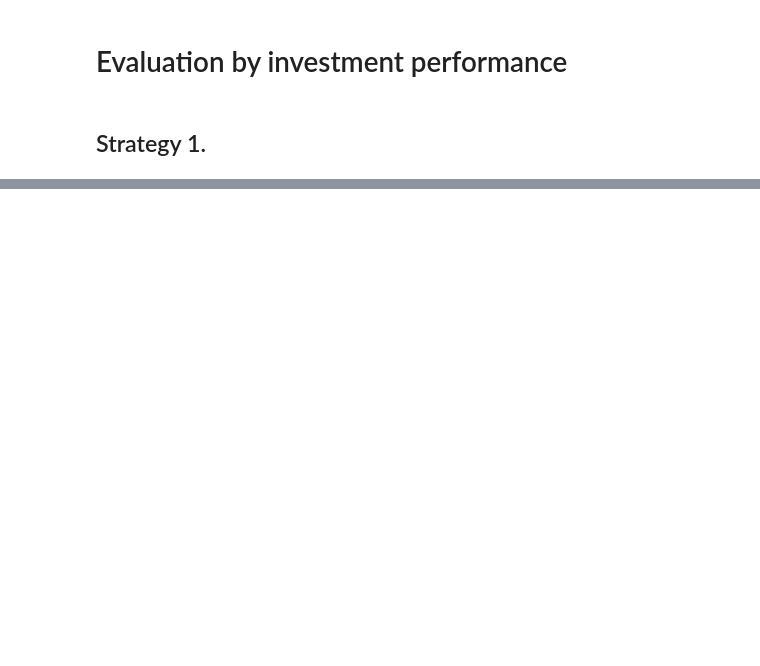
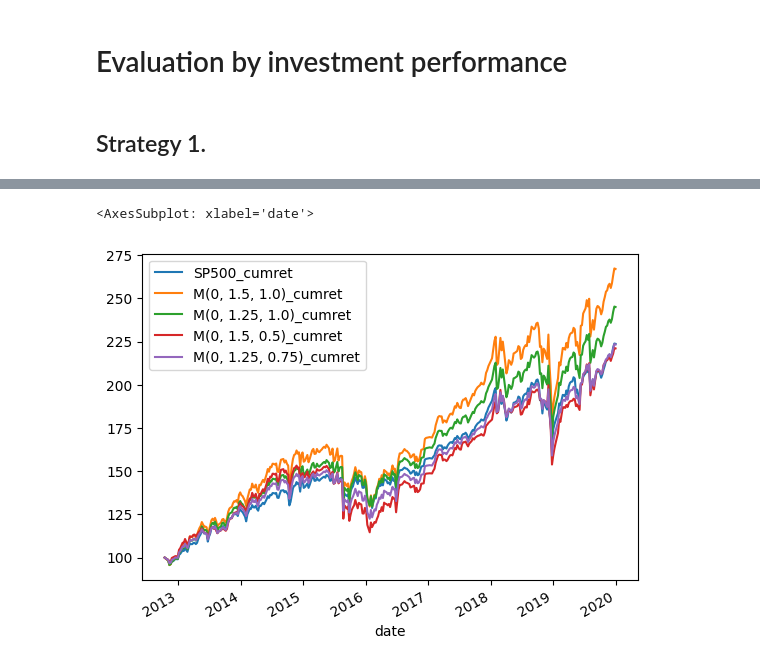
Before and after one commit to yurukatsu/uempr_prediction_w_google_trends, a Jupyter notebook: experiment/evaluate_svi/investment_performance.ipynb, the cells around one changed output, grey strips where cells are left out. Cells and saved outputs as stored; diff of their text form; code cells hidden in the pictures; blank space fills up the shorter version.

```diff
--- a/experiment/evaluate_svi/investment_performance.ipynb
+++ b/experiment/evaluate_svi/investment_performance.ipynb
@@ -87,0 +64,8 @@ df_svi
+# %%
+def seasonal_adjust(df:pd.DataFrame, factor:str, **stl_kwargs:dict):
+    res = STL(df[factor], **stl_kwargs).fit()
+    df["SVI"] = res.trend
+
+def remove_covid(df:pd.DataFrame):
+    covid_start = datetime.datetime(2020, 1, 1)
+    return df[df.index < covid_start]
@@ -87,0 +131,34 @@ df_svi
+# %%
+_df_pred_model = df_pred_model.copy()
+_df_sp = df_sp.copy()
+
+_df_pred_model.index = _df_pred_model.index.map(lambda x: x + relativedelta(days=2))
+_df_pred_model = _df_pred_model.shift(1)
+
+ticker = "SP500"
+
+_df = pd.concat([_df_pred_model, _df_sp], axis=1, join="inner")
+_df[f"{ticker}_ret"] = _df[ticker].pct_change(1)
+_df[f"{ticker}_cumret"] = (1 + _df[f"{ticker}_ret"]).cumprod() * 100
+_df[f"{ticker}_cumret"][0] = 100
+_df[f"{ticker}_downside"] = _df[f"{ticker}_ret"].apply(lambda x: x if x < 0 else 0)
+
+def _weight(x, c, u, d):
+    w = u if x < c else d
+    return w
+
+# invest
+
+c = 0
+u = 1.5
+d = 1.0
+
+for u, d in [(1.5, 1.0), (1.25, 1.0), (1.5, 0.5), (1.25, 0.75)]:
+
+    model_name = f"M({c}, {u}, {d})"
+
+    _df[f"{model_name}_weight"] = _df["pred"].apply(lambda x: _weight(x, c, u, d)).shift(1)
+    _df[f"{model_name}_ret"] = _df[f"{model_name}_weight"] * _df[f"{ticker}_ret"]
+    _df[f"{model_name}_cumret"] = (1 + _df[f"{model_name}_ret"]).cumprod() * 100
+    _df[f"{model_name}_cumret"][0] = 100
+    _df[f"{model_name}_downside"] = _df[f"{model_name}_ret"].apply(lambda x: x if x < 0 else 0)
@@ -87,0 +207,6 @@ df_svi
+# %%
+cols = [c for c in _df.columns if c.endswith("_cumret")]
+_df.loc[:, cols].plot()
+# %% [output]
+<AxesSubplot: xlabel='date'>
+[figure, added]
```
Also changed, not shown: parts of 12 cells of this notebook.
